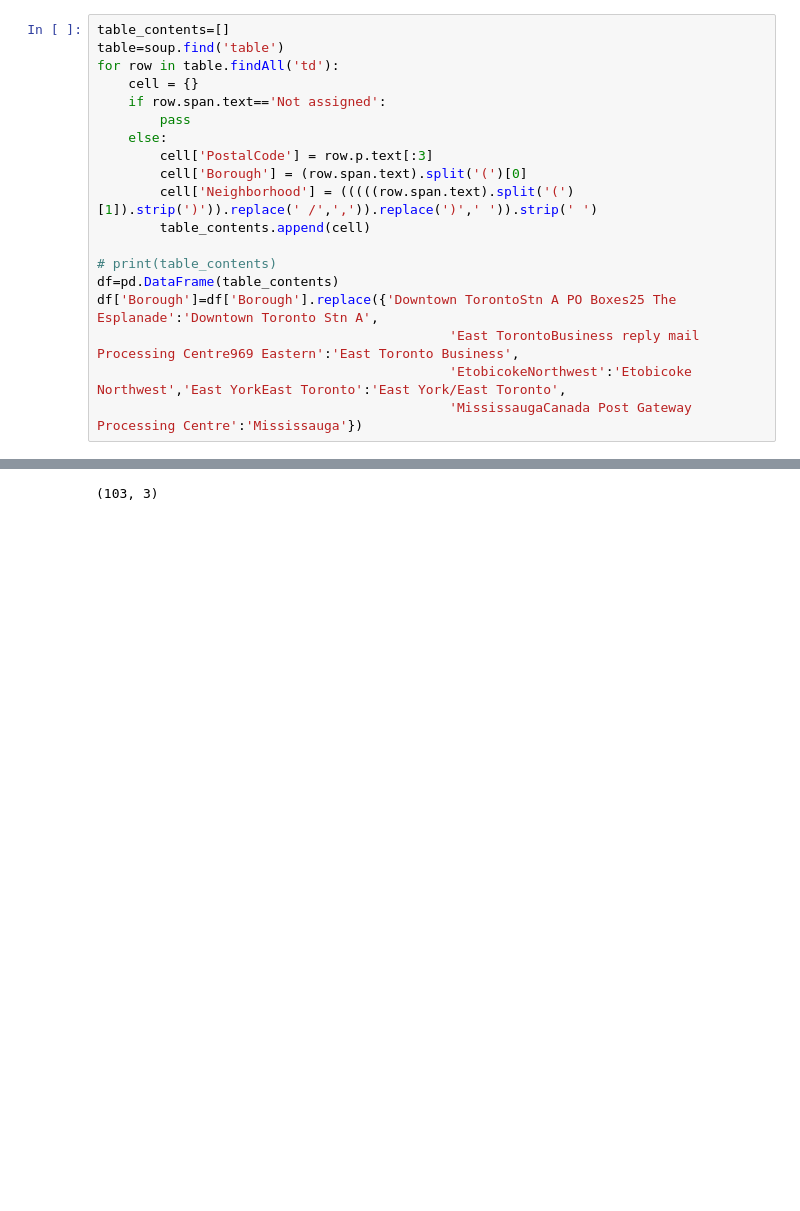
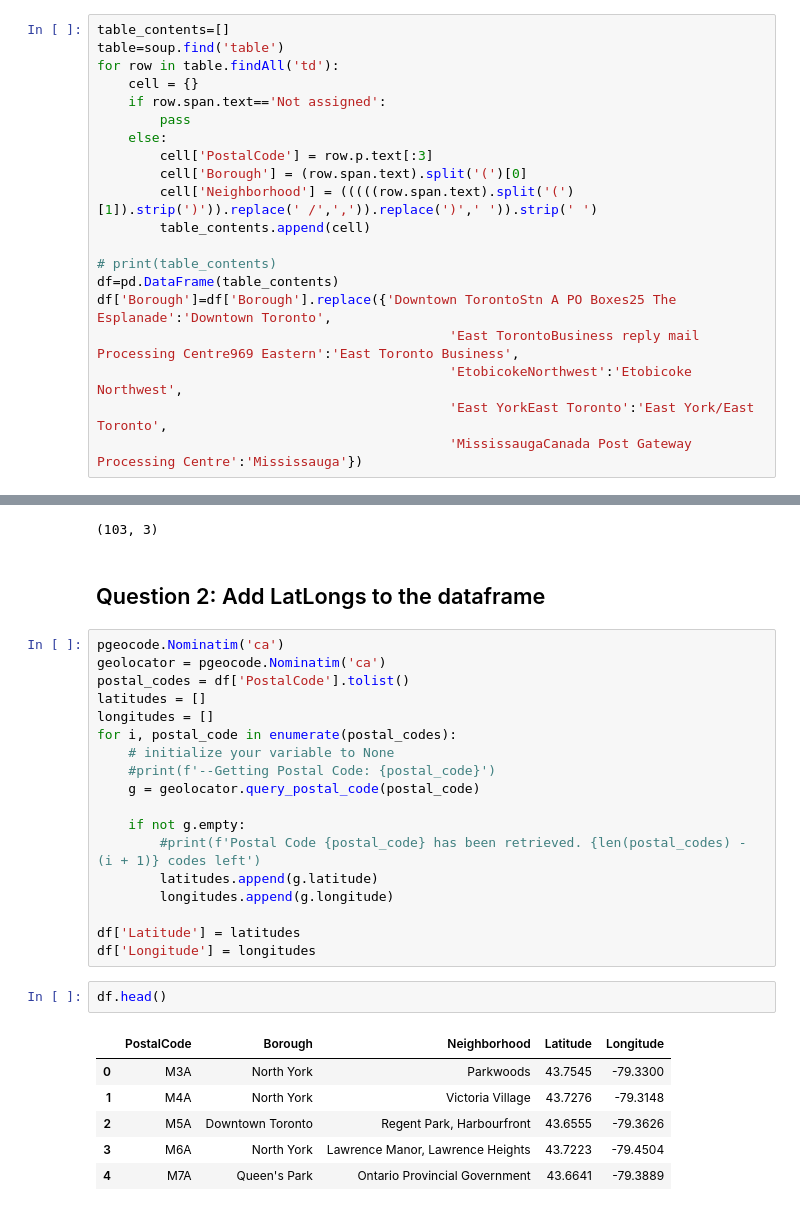
Before and after one commit to Emilio0o0o/Coursera_Capstone, a Jupyter notebook: Capstone Project - Week 3.ipynb, the cells around one changed output, grey strips where cells are left out. Cells and saved outputs as stored; diff of their text form; blank space fills up the shorter version.

```diff
--- a/Capstone Project - Week 3.ipynb
+++ b/Capstone Project - Week 3.ipynb
@@ -52,11 +71,41 @@ for row in table.findAll('td'):
 
 # print(table_contents)
 df=pd.DataFrame(table_contents)
-df['Borough']=df['Borough'].replace({'Downtown TorontoStn A PO Boxes25 The Esplanade':'Downtown Toronto Stn A',
+df['Borough']=df['Borough'].replace({'Downtown TorontoStn A PO Boxes25 The Esplanade':'Downtown Toronto',
                                              'East TorontoBusiness reply mail Processing Centre969 Eastern':'East Toronto Business',
-                                             'EtobicokeNorthwest':'Etobicoke Northwest','East YorkEast Toronto':'East York/East Toronto',
+                                             'EtobicokeNorthwest':'Etobicoke Northwest',
+                                             'East YorkEast Toronto':'East York/East Toronto',
                                              'MississaugaCanada Post Gateway Processing Centre':'Mississauga'})
 # %%
 df.shape
 # %% [output]
 (103, 3)
+# %% [markdown]
+## Question 2: Add LatLongs to the dataframe
+# %%
+pgeocode.Nominatim('ca')
+geolocator = pgeocode.Nominatim('ca')
+postal_codes = df['PostalCode'].tolist()
+latitudes = []
+longitudes = []
+for i, postal_code in enumerate(postal_codes):
+    # initialize your variable to None
+    #print(f'--Getting Postal Code: {postal_code}')
+    g = geolocator.query_postal_code(postal_code)
+
+    if not g.empty:
+        #print(f'Postal Code {postal_code} has been retrieved. {len(postal_codes) - (i + 1)} codes left')
+        latitudes.append(g.latitude)
+        longitudes.append(g.longitude)
+
+df['Latitude'] = latitudes
+df['Longitude'] = longitudes
+# %%
+df.head()
+# %% [output]
+|  | PostalCode | Borough | Neighborhood | Latitude | Longitude |
+| 0 | M3A | North York | Parkwoods | 43.7545 | -79.3300 |
+| 1 | M4A | North York | Victoria Village | 43.7276 | -79.3148 |
+| 2 | M5A | Downtown Toronto | Regent Park, Harbourfront | 43.6555 | -79.3626 |
+| 3 | M6A | North York | Lawrence Manor, Lawrence Heights | 43.7223 | -79.4504 |
+| 4 | M7A | Queen's Park | Ontario Provincial Government | 43.6641 | -79.3889 |
```
Also changed, not shown: parts of 25 cells of this notebook, 1 other file.
